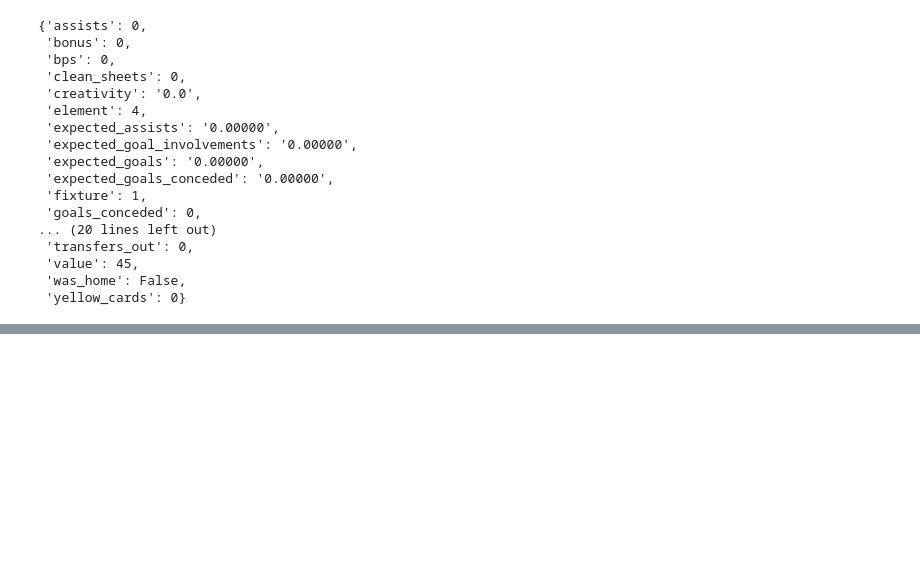
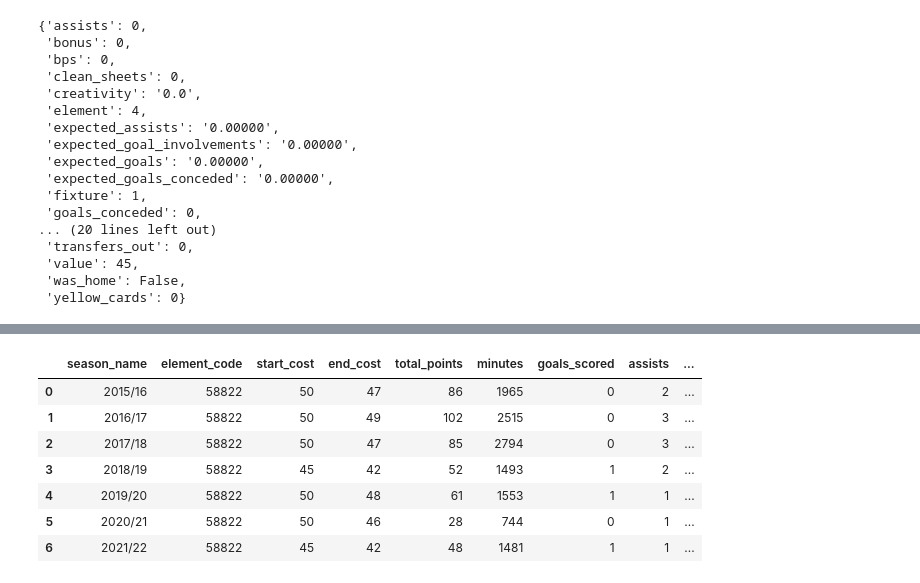
Before and after one commit to MokuaEnock/English-Premier-League-data-Analysed, a Jupyter notebook: fantasy.ipynb, the cells around one changed output, grey strips where cells are left out. Cells and saved outputs as stored; diff of their text form; code cells hidden in the pictures; blank space fills up the shorter version.

Commit message:
get season history

```diff
--- a/fantasy.ipynb
+++ b/fantasy.ipynb
@@ -167,3 +167,28 @@ pprint(r['history'][0])
  'value': 45,
  'was_home': False,
  'yellow_cards': 0}
+# %%
+def get_season_history(player_id):
+    '''get all past season info for a given player_id'''
+
+    # send GET request to
+    # https://fantasy.premierleague.com/api/element-summary/{PID}/
+    r = requests.get(
+            base_url + 'element-summary/' + str(player_id) + '/'
+    ).json()
+
+    # extract 'history_past' data from response into dataframe
+    df = pd.json_normalize(r['history_past'])
+
+    return df
+
+# show player #1's gameweek history
+get_season_history(1)[
+    [
+        'season_name',
+        'total_points',
+        'minutes',
+        'goals_scored',
+        'assists'
+    ]
+].head(10)
@@ -169,0 +204,11 @@ pprint(r['history'][0])
+# %%
+get_season_history(1)
+# %% [output]
+|  | season_name | element_code | start_cost | end_cost | total_points | minutes | goals_scored | assists | ... |
+| 0 | 2015/16 | 58822 | 50 | 47 | 86 | 1965 | 0 | 2 | ... |
+| 1 | 2016/17 | 58822 | 50 | 49 | 102 | 2515 | 0 | 3 | ... |
+| 2 | 2017/18 | 58822 | 50 | 47 | 85 | 2794 | 0 | 3 | ... |
+| 3 | 2018/19 | 58822 | 45 | 42 | 52 | 1493 | 1 | 2 | ... |
+| 4 | 2019/20 | 58822 | 50 | 48 | 61 | 1553 | 1 | 1 | ... |
+| 5 | 2020/21 | 58822 | 50 | 46 | 28 | 744 | 0 | 1 | ... |
+| 6 | 2021/22 | 58822 | 45 | 42 | 48 | 1481 | 1 | 1 | ... |
```
Also changed, not shown: parts of 1 cell of this notebook.
